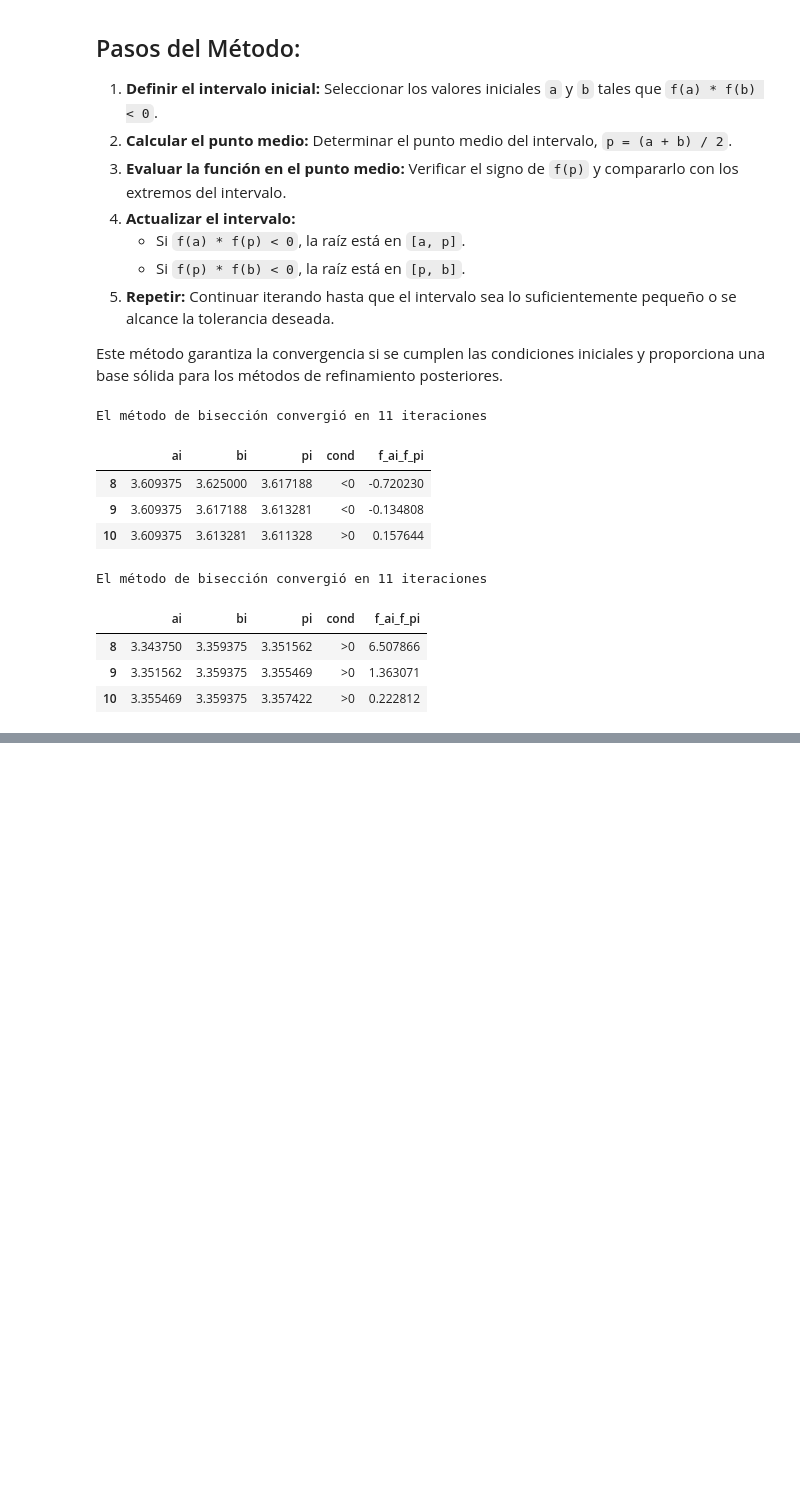
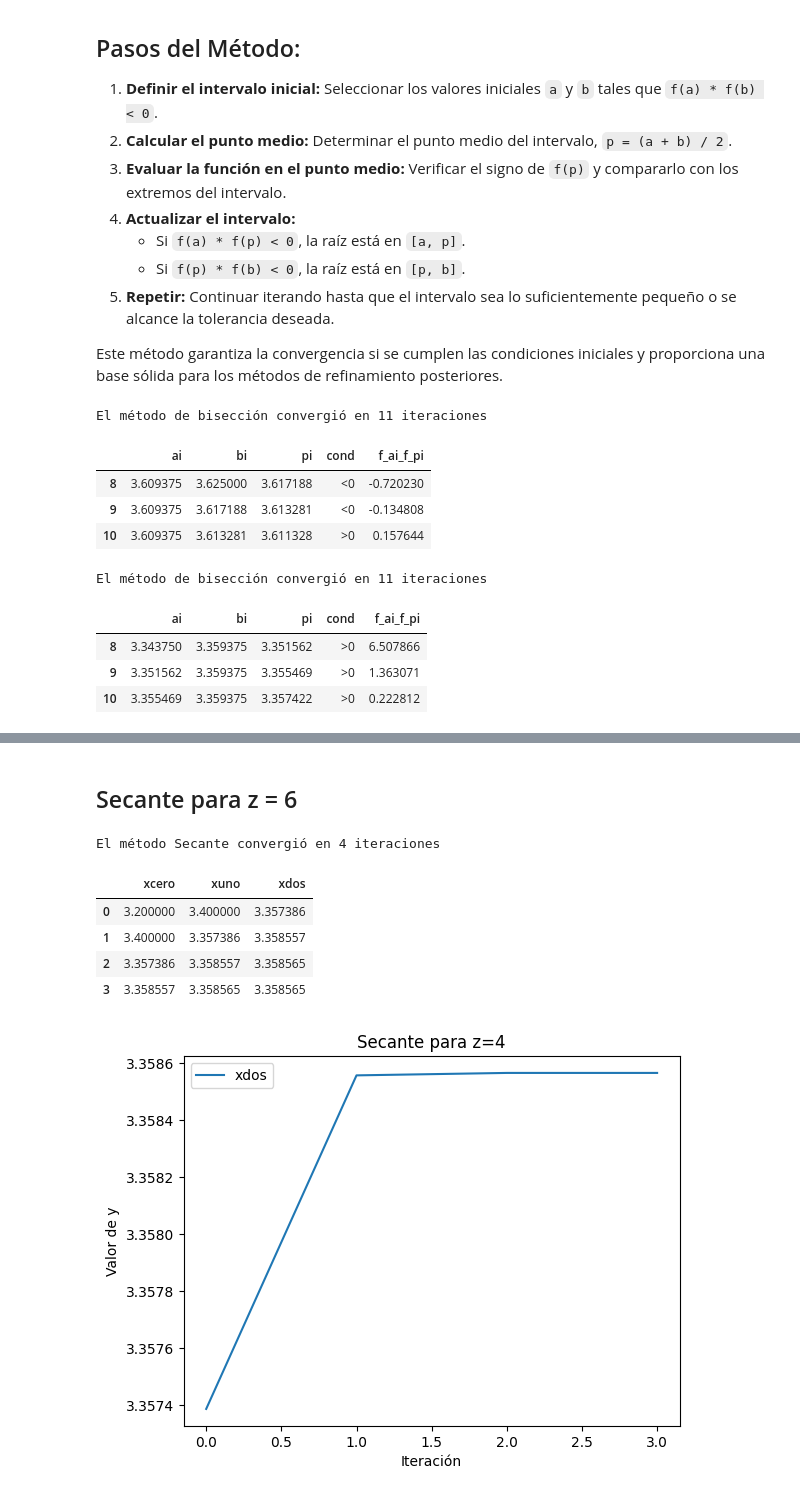
Before and after one commit to joaquin-her/rio-bermejo-modelacion-numerica, a Jupyter notebook: rio_bermejo.ipynb, the cells around one changed output, grey strips where cells are left out. Saved outputs shown, nothing was run; the diff lists cells and outputs as text; code cells hidden in the pictures; blank space fills up the shorter version.

```diff
--- a/rio_bermejo.ipynb
+++ b/rio_bermejo.ipynb
@@ -184,0 +265,26 @@ TypeError: loop of ufunc does not support argument 0 of type Symbol which has no
+# %% [markdown]
+## Secante para z = 6
+# %%
+
+tolerancia=10**(-8)
+valores = {
+    n: 0.025,
+    b: 20,
+    S: 0.002,
+    Q_real: 410,
+    z: 6
+}
+f_num = f_sympy.subs(valores)
+
+f = sp.lambdify(y, f_num)
+ejemplo2=secante(3.2,3.4, tolerancia)
+ejemplo2.plot(y='xdos', kind='line', title='Secante para z=4', ylabel='Valor de y', xlabel='Iteración')
+ejemplo2.tail()
+# %% [output]
+El método Secante convergió en 4 iteraciones
+|  | xcero | xuno | xdos |
+| 0 | 3.200000 | 3.400000 | 3.357386 |
+| 1 | 3.400000 | 3.357386 | 3.358557 |
+| 2 | 3.357386 | 3.358557 | 3.358565 |
+| 3 | 3.358557 | 3.358565 | 3.358565 |
+[figure, added]
```
Also changed, not shown: parts of 10 cells of this notebook.
